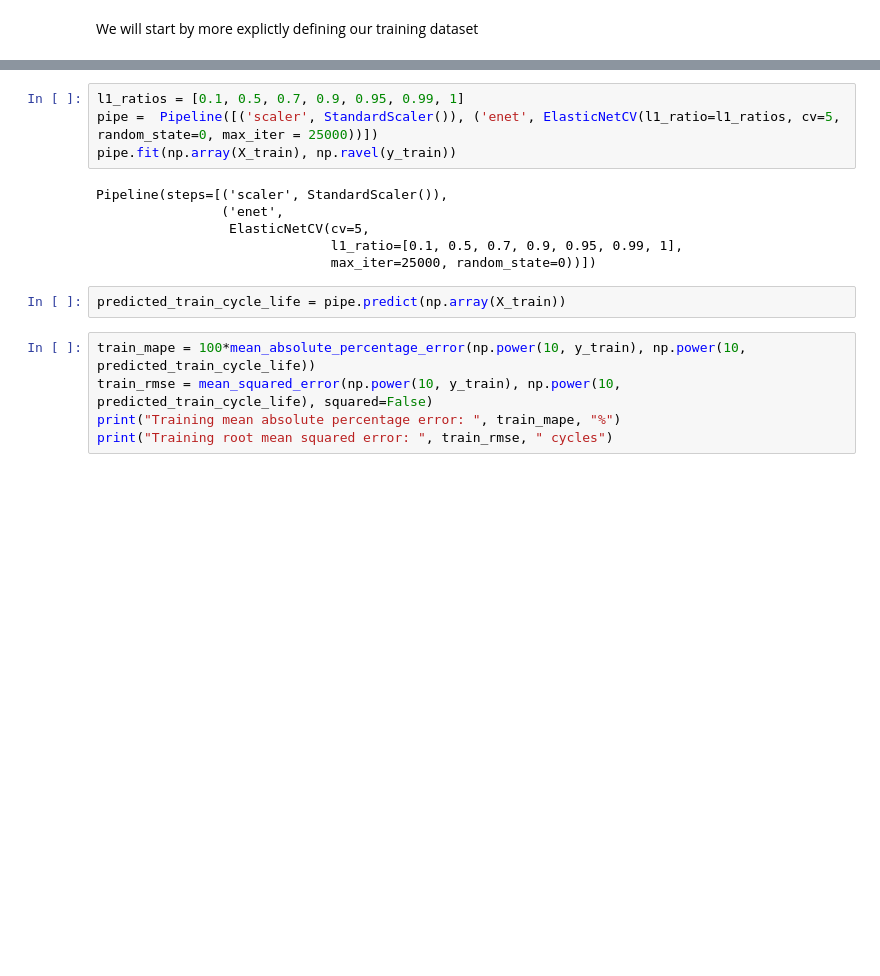
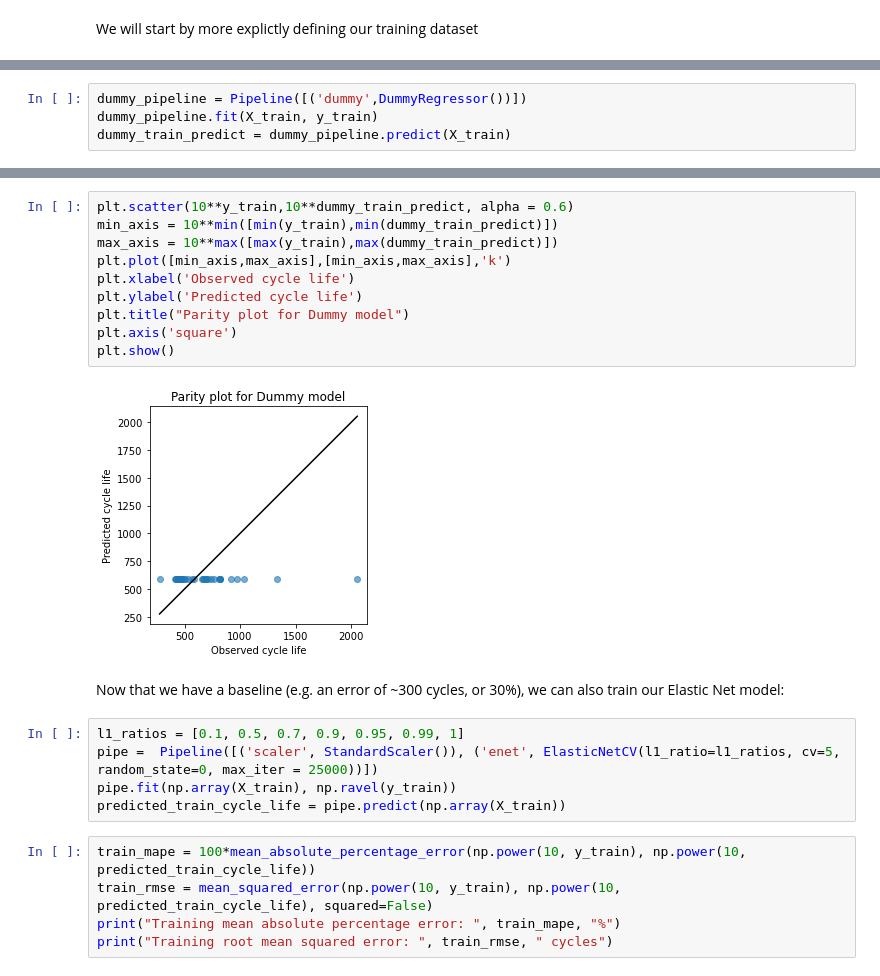
Before and after one commit to Voltaiq/vce_Cycle-Life-Prediction-Tutorial_1451ae38, a Jupyter notebook: main.ipynb, the cells around one changed output, grey strips where cells are left out. Saved outputs shown, nothing was run; the diff lists cells and outputs as text; blank space fills up the shorter version.

```diff
--- a/main.ipynb
+++ b/main.ipynb
@@ -213,0 +201,4 @@ TRAIN A DUMMY MODEL!!
+# %%
+dummy_pipeline = Pipeline([('dummy',DummyRegressor())])
+dummy_pipeline.fit(X_train, y_train)
+dummy_train_predict = dummy_pipeline.predict(X_train)
@@ -214,15 +213,22 @@ TRAIN A DUMMY MODEL!!
+# %%
+plt.scatter(10**y_train,10**dummy_train_predict, alpha = 0.6)
+min_axis = 10**min([min(y_train),min(dummy_train_predict)])
+max_axis = 10**max([max(y_train),max(dummy_train_predict)])
+plt.plot([min_axis,max_axis],[min_axis,max_axis],'k')
+plt.xlabel('Observed cycle life')
+plt.ylabel('Predicted cycle life')
+plt.title("Parity plot for Dummy model")
+plt.axis('square')
+plt.show()
+# %% [output]
+[figure, added]
+# %% [markdown]
+Now that we have a baseline (e.g. an error of ~300 cycles, or 30%), we can also train our Elastic Net model:
 # %%
 l1_ratios = [0.1, 0.5, 0.7, 0.9, 0.95, 0.99, 1]
 pipe =  Pipeline([('scaler', StandardScaler()), ('enet', ElasticNetCV(l1_ratio=l1_ratios, cv=5, random_state=0, max_iter = 25000))])
 pipe.fit(np.array(X_train), np.ravel(y_train))
+predicted_train_cycle_life = pipe.predict(np.array(X_train))
-# %% [output]
-Pipeline(steps=[('scaler', StandardScaler()),
-                ('enet',
-                 ElasticNetCV(cv=5,
-                              l1_ratio=[0.1, 0.5, 0.7, 0.9, 0.95, 0.99, 1],
-                              max_iter=25000, random_state=0))])
-# %%
-predicted_train_cycle_life = pipe.predict(np.array(X_train))
 # %%
 train_mape = 100*mean_absolute_percentage_error(np.power(10, y_train), np.power(10, predicted_train_cycle_life))
 train_rmse = mean_squared_error(np.power(10, y_train), np.power(10, predicted_train_cycle_life), squared=False)
```
Also changed, not shown: parts of 21 cells of this notebook.
